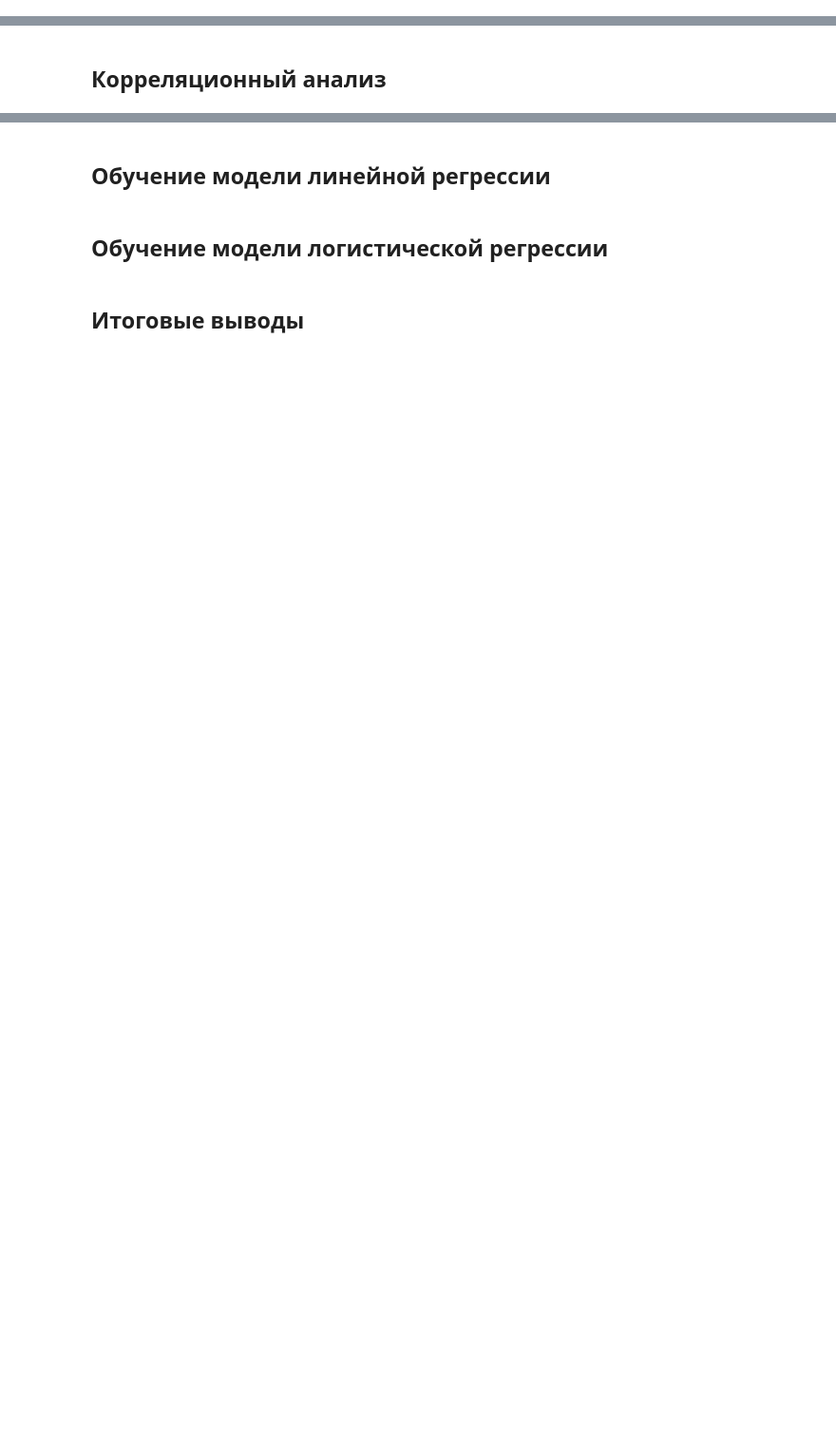
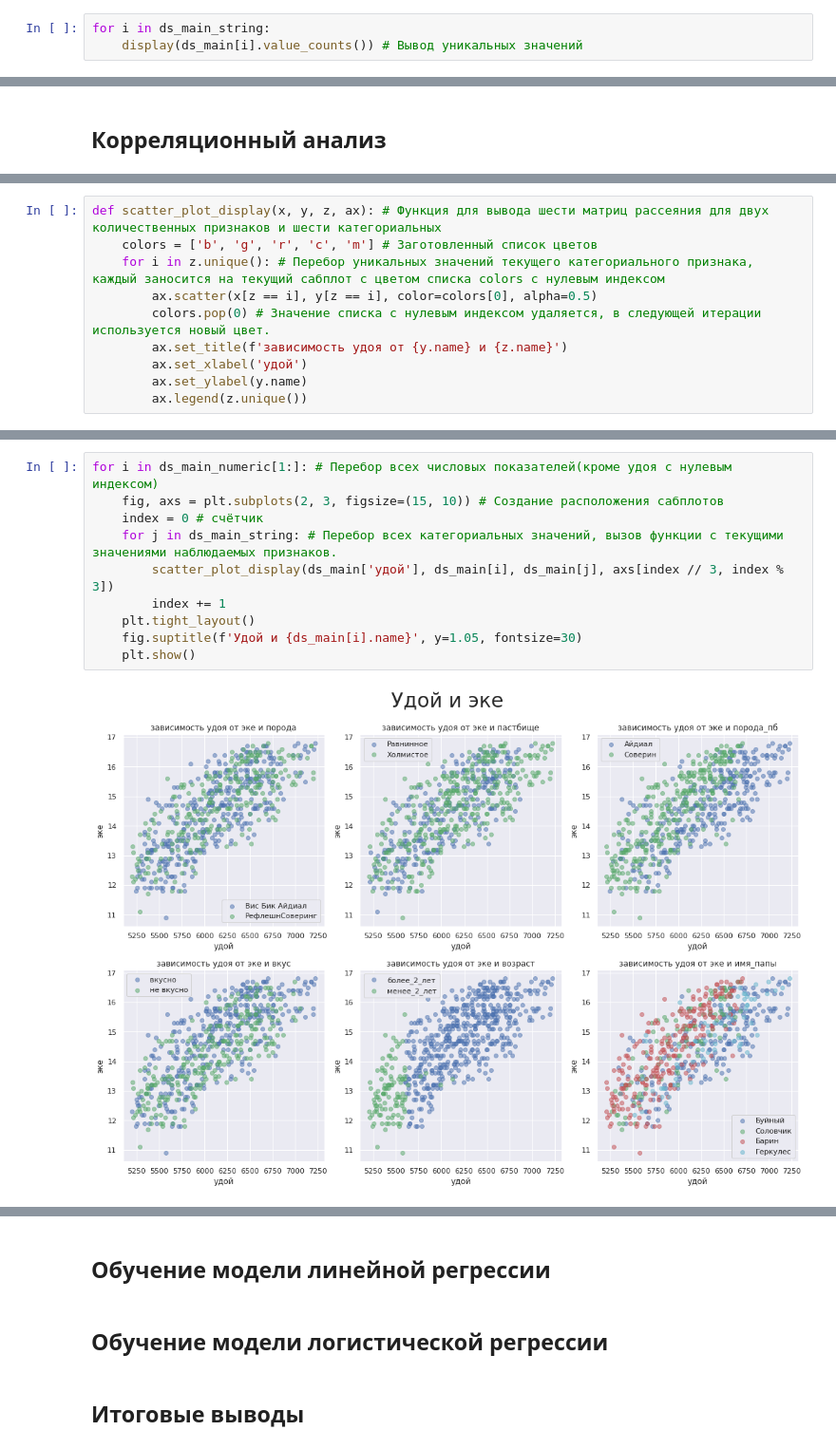
Before and after one commit to Maksim1004/data_science_studying, a Jupyter notebook: cows_and_machine_learning.ipynb, the cells around one changed output, grey strips where cells are left out. Shown at 95% size. Cells and saved outputs as stored; diff of their text form; blank space fills up the shorter version.

```diff
--- a/cows_and_machine_learning.ipynb
+++ b/cows_and_machine_learning.ipynb
@@ -366,0 +384,3 @@ for i in range(len(ds_main_string)):
+# %%
+for i in ds_main_string:
+    display(ds_main[i].value_counts()) # Вывод уникальных значений
@@ -384,0 +460,10 @@ Name: порода_пб, dtype: int64
+# %%
+def scatter_plot_display(x, y, z, ax): # Функция для вывода шести матриц рассеяния для двух количественных признаков и шести категориальных
+    colors = ['b', 'g', 'r', 'c', 'm'] # Заготовленный список цветов
+    for i in z.unique(): # Перебор уникальных значений текущего категориального признака, каждый заносится на текущий сабплот с цветом списка colors с нулевым индексом
+        ax.scatter(x[z == i], y[z == i], color=colors[0], alpha=0.5)
+        colors.pop(0) # Значение списка с нулевым индексом удаляется, в следующей итерации используется новый цвет.
+        ax.set_title(f'зависимость удоя от {y.name} и {z.name}')
+        ax.set_xlabel('удой')
+        ax.set_ylabel(y.name)
+        ax.legend(z.unique())
@@ -384,0 +472,12 @@ Name: порода_пб, dtype: int64
+# %%
+for i in ds_main_numeric[1:]: # Перебор всех числовых показателей(кроме удоя с нулевым индексом)
+    fig, axs = plt.subplots(2, 3, figsize=(15, 10)) # Создание расположения сабплотов
+    index = 0 # счётчик
+    for j in ds_main_string: # Перебор всех категориальных значений, вызов функции с текущими значениями наблюдаемых признаков.
+        scatter_plot_display(ds_main['удой'], ds_main[i], ds_main[j], axs[index // 3, index % 3])
+        index += 1
+    plt.tight_layout()
+    fig.suptitle(f'Удой и {ds_main[i].name}', y=1.05, fontsize=30)
+    plt.show()
+# %% [output]
+[figure, added]
```
Also changed, not shown: parts of 26 cells of this notebook.
